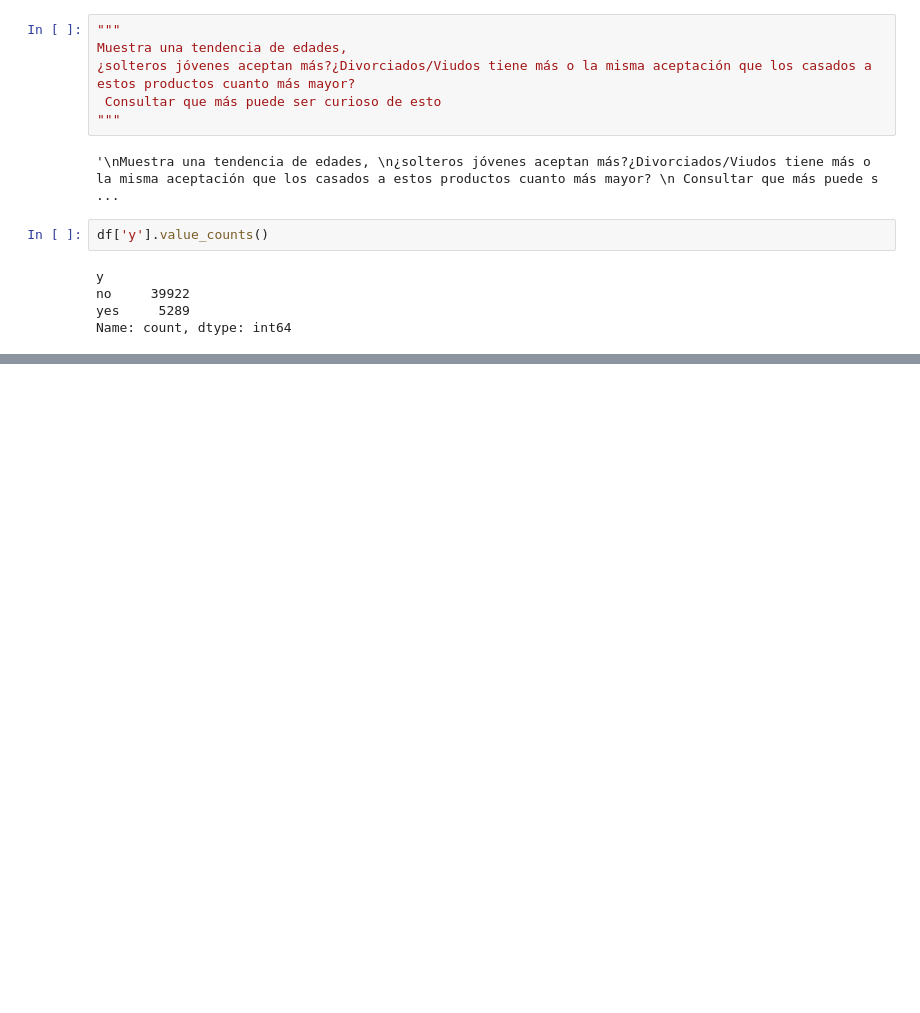
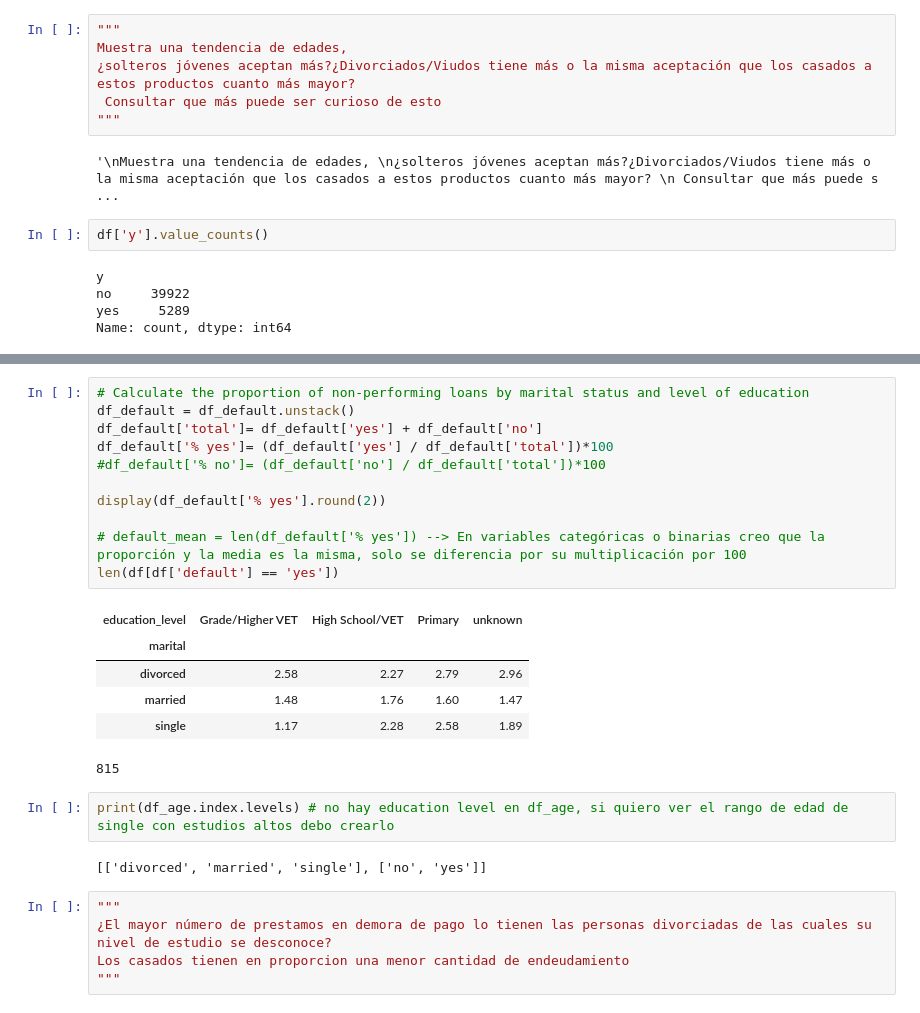
Before and after one commit to Ogomez07/Proyecto-Abril, a Jupyter notebook: proyecto.ipynb, the cells around one changed output, grey strips where cells are left out. Cells and saved outputs as stored; diff of their text form; blank space fills up the shorter version.

```diff
--- a/proyecto.ipynb
+++ b/proyecto.ipynb
@@ -347,0 +412,27 @@ Name: count, dtype: int64
+# %%
+# Calculate the proportion of non-performing loans by marital status and level of education
+df_default = df_default.unstack()
+df_default['total']= df_default['yes'] + df_default['no']
+df_default['% yes']= (df_default['yes'] / df_default['total'])*100
+#df_default['% no']= (df_default['no'] / df_default['total'])*100
+
+display(df_default['% yes'].round(2))
+
+# default_mean = len(df_default['% yes']) --> En variables categóricas o binarias creo que la proporción y la media es la misma, solo se diferencia por su multiplicación por 100
+len(df[df['default'] == 'yes'])
+# %% [output]
+| education_level | Grade/Higher VET | High School/VET | Primary | unknown |
+| marital |  |  |  |  |
+| divorced | 2.58 | 2.27 | 2.79 | 2.96 |
+| married | 1.48 | 1.76 | 1.60 | 1.47 |
+| single | 1.17 | 2.28 | 2.58 | 1.89 |
+815
+# %%
+print(df_age.index.levels) # no hay education level en df_age, si quiero ver el rango de edad de single con estudios altos debo crearlo
+# %% [output]
+[['divorced', 'married', 'single'], ['no', 'yes']]
+# %%
+"""
+¿El mayor número de prestamos en demora de pago lo tienen las personas divorciadas de las cuales su nivel de estudio se desconoce?
+Los casados tienen en proporcion una menor cantidad de endeudamiento
+"""
```
Also changed, not shown: parts of 3 cells of this notebook.
